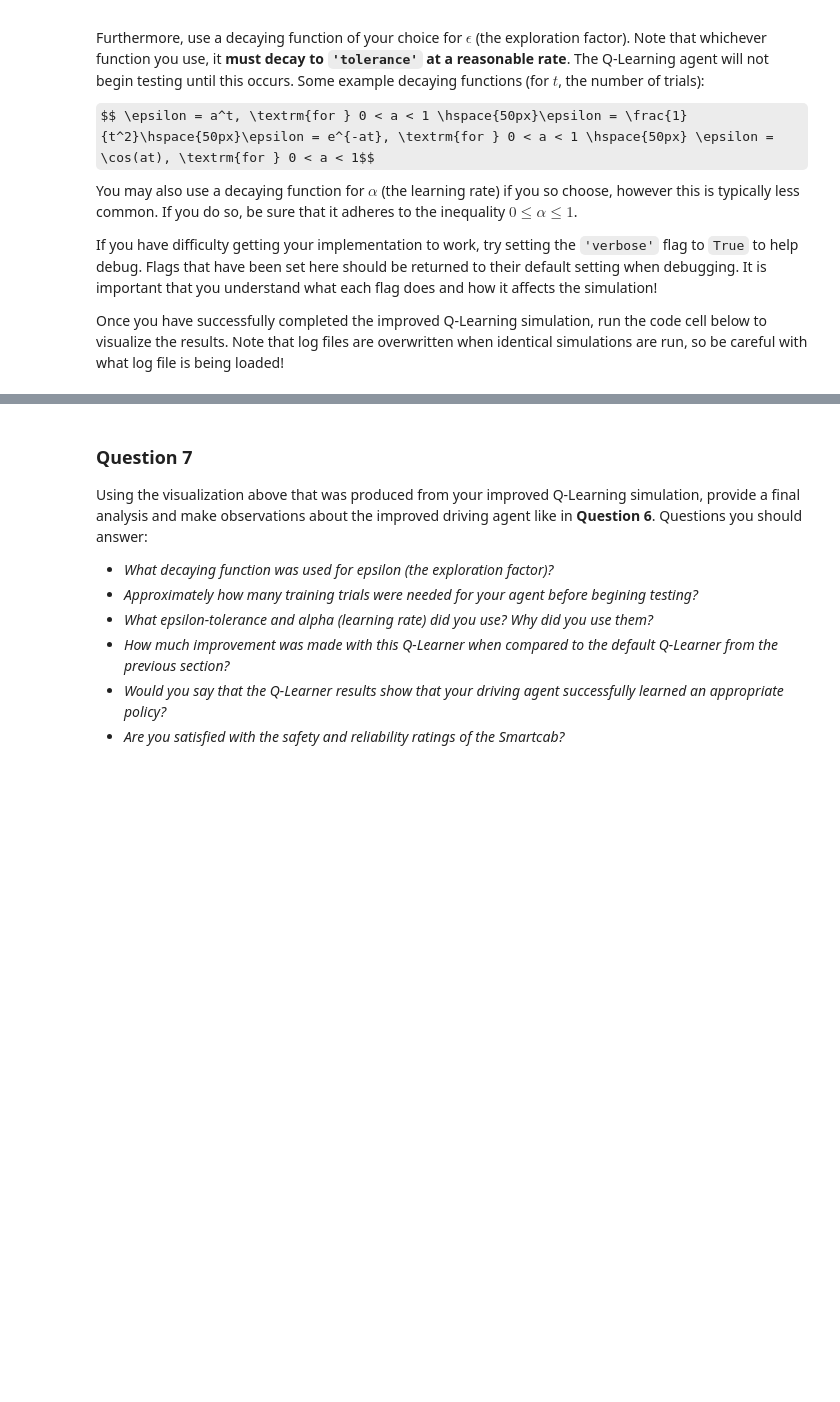
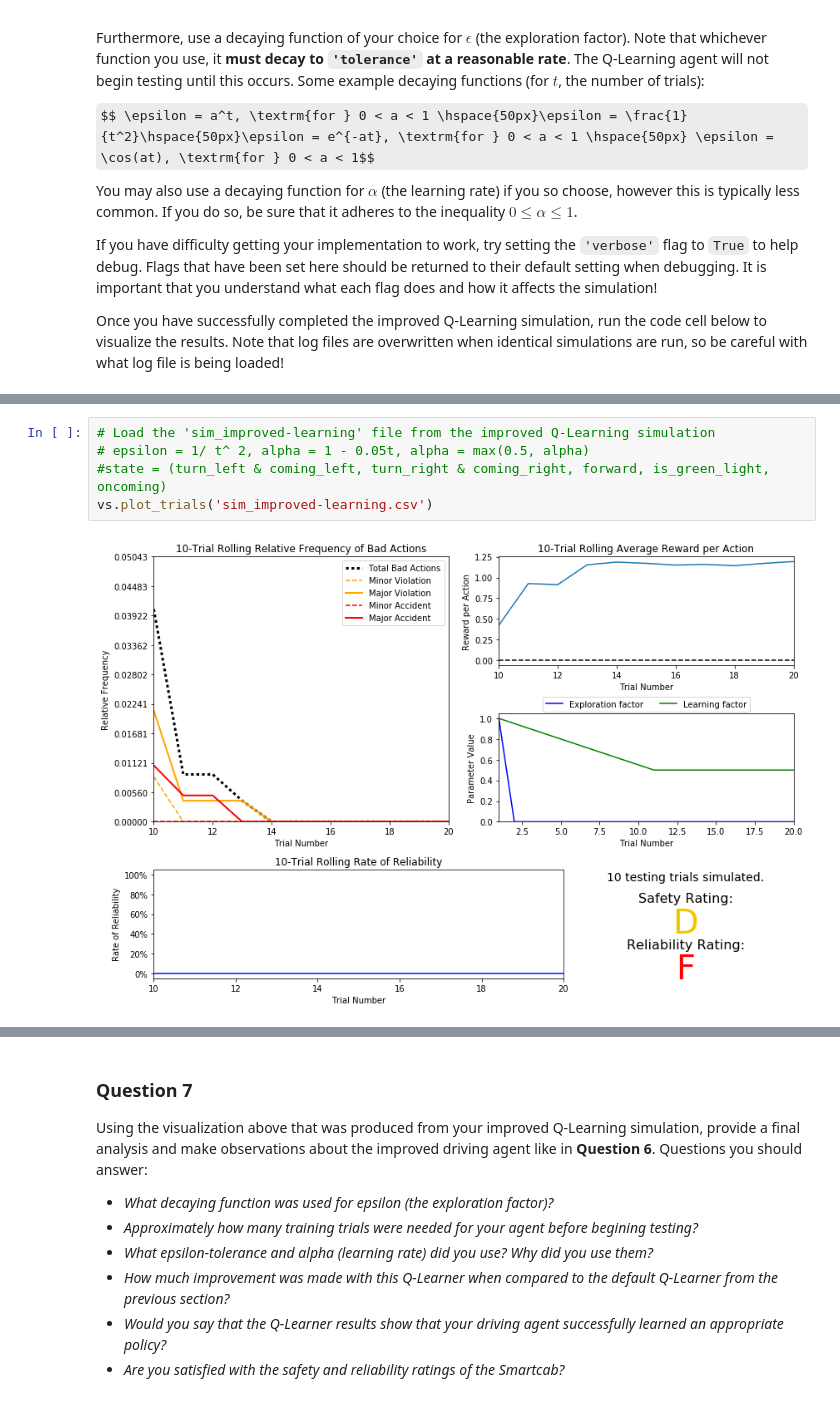
Before and after one commit to hyokenmi/ReinforcementLearning, a Jupyter notebook: smartcab.ipynb, the cells around one changed output, grey strips where cells are left out. Cells and saved outputs as stored; diff of their text form; some formulas as TeX source; blank space fills up the shorter version.

```diff
--- a/smartcab.ipynb
+++ b/smartcab.ipynb
@@ -232,0 +255,7 @@ vs.plot_trials('sim_improved-learning.csv')
+# %%
+# Load the 'sim_improved-learning' file from the improved Q-Learning simulation
+# epsilon = 1/ t^ 2, alpha = 1 - 0.05t, alpha = max(0.5, alpha)
+#state = (turn_left & coming_left, turn_right & coming_right, forward, is_green_light, oncoming)
+vs.plot_trials('sim_improved-learning.csv')
+# %% [output]
+[figure, added]
```
Also changed, not shown: parts of 19 cells of this notebook, 1 other file.
